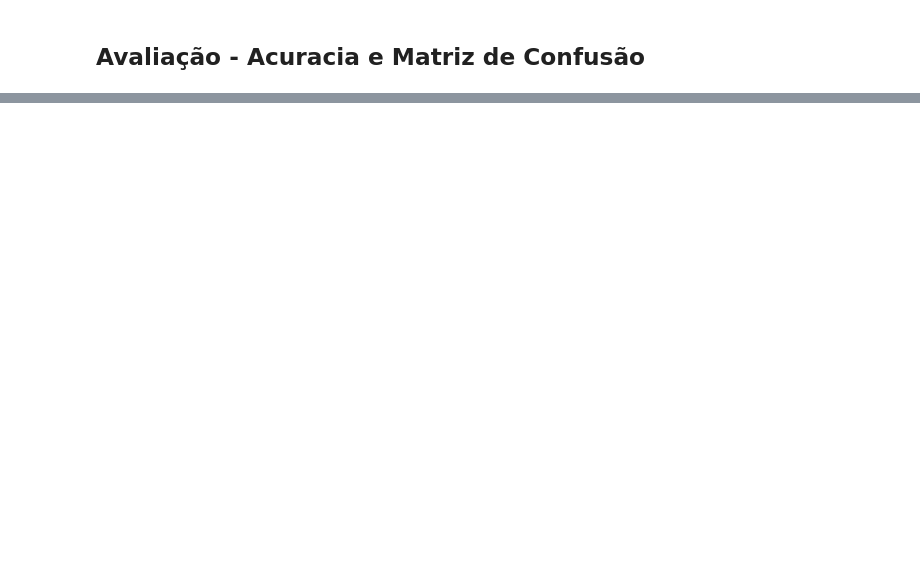
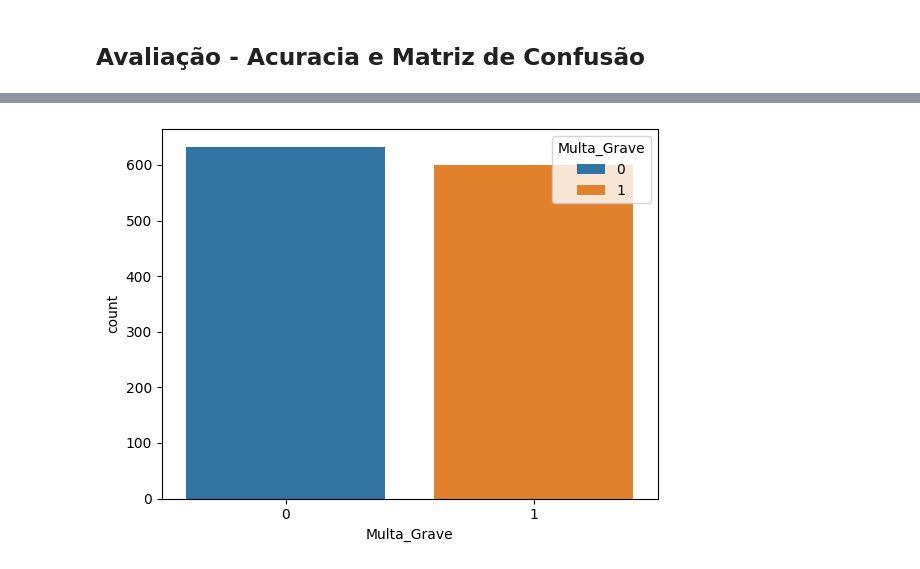
Before and after one commit to VictorHugoTesti/-am-t4-s1a2026, a Jupyter notebook: prova_21_Victor_Testi.ipynb, the cells around one changed output, grey strips where cells are left out. Cells and saved outputs as stored; diff of their text form; code cells hidden in the pictures; blank space fills up the shorter version.

```diff
--- a/prova_21_Victor_Testi.ipynb
+++ b/prova_21_Victor_Testi.ipynb
@@ -61,2 +202,4 @@ desvio
 # %% [markdown]
 ## Alvos de Aprendizagem [Target - Multa_Grave]
+# %%
+base_ibama['Multa_Grave'] = base_ibama['Valor do Auto'].apply(lambda x: 1 if x > mediana else 0)
@@ -88,0 +344,7 @@ Y_ibama
+# %%
+sns.countplot(
+    x = base_ibama['Multa_Grave'],
+    hue = base_ibama['Multa_Grave'],
+);
+# %% [output]
+[figure, added]
```
Also changed, not shown: parts of 54 cells of this notebook.
